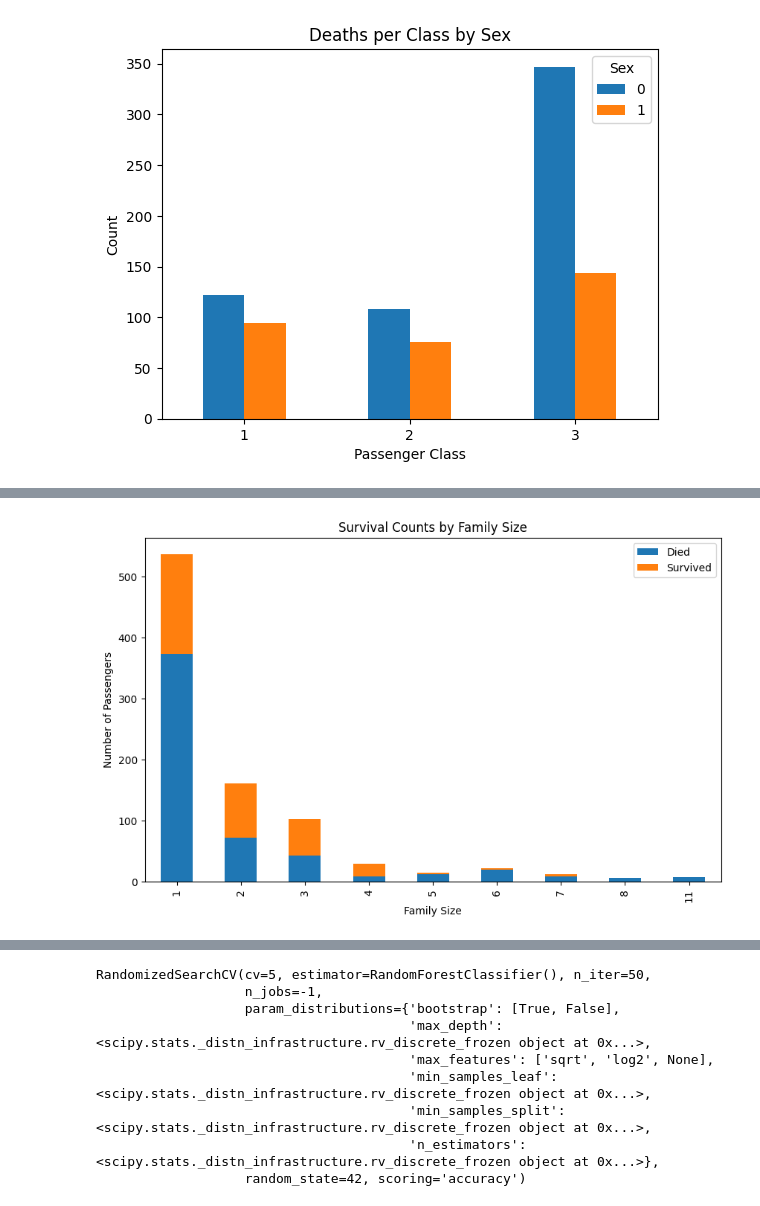
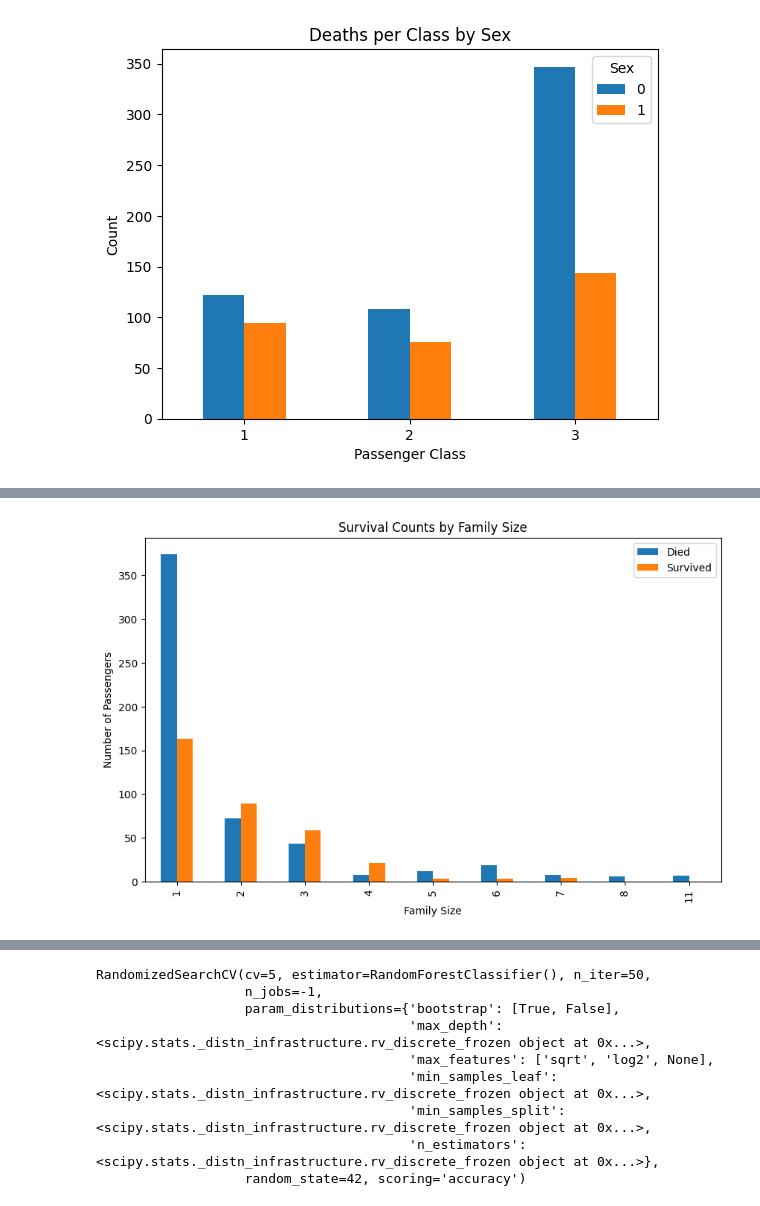
Before and after one commit to viniciusGuerras/pesquisa, a Jupyter notebook: kaggle/titanic/notebook.ipynb, the cells around one changed output, grey strips where cells are left out. Drawn from its saved outputs; the diff is of its cells as text; code cells hidden in the pictures.

```diff
--- a/kaggle/titanic/notebook.ipynb
+++ b/kaggle/titanic/notebook.ipynb
@@ -154,12 +158,12 @@ plt.show()
 # %%
 family_matters = pd.crosstab(df['FamilySize'], df['Survived'])
 
-family_matters.plot(kind='bar', stacked=True, figsize=(10,6))
+family_matters.plot(kind='bar', figsize=(10,6))
 
 plt.xlabel("Family Size")
 plt.ylabel("Number of Passengers")
 plt.title("Survival Counts by Family Size")
 plt.legend(["Died", "Survived"])
 plt.show()
 # %% [output]
-[figure, old version]
+[figure, new version]
```
Also changed, not shown: parts of 9 cells of this notebook.
